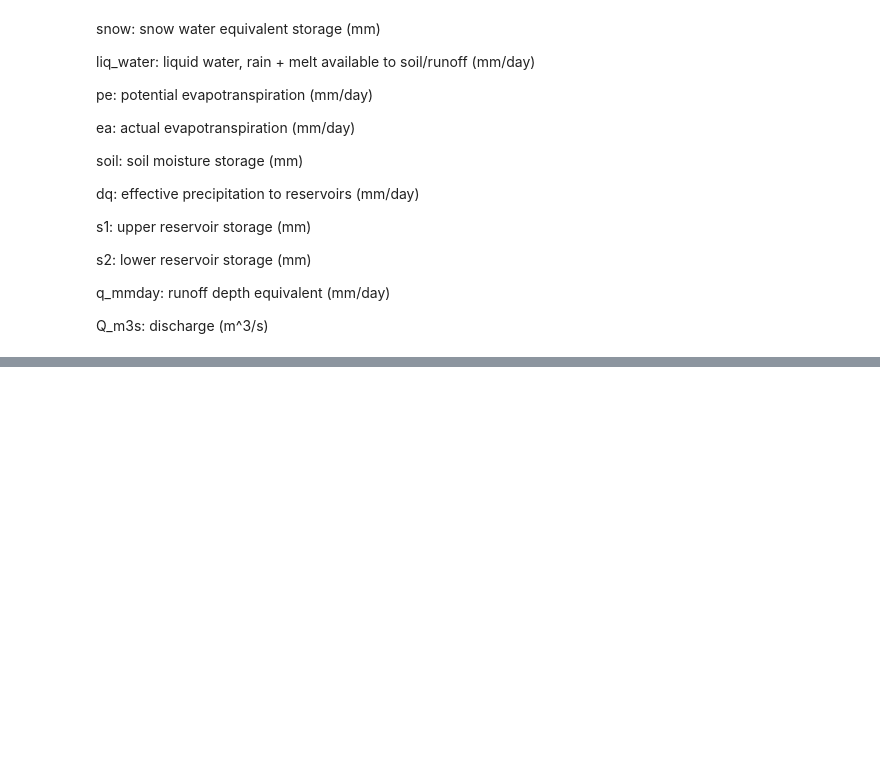
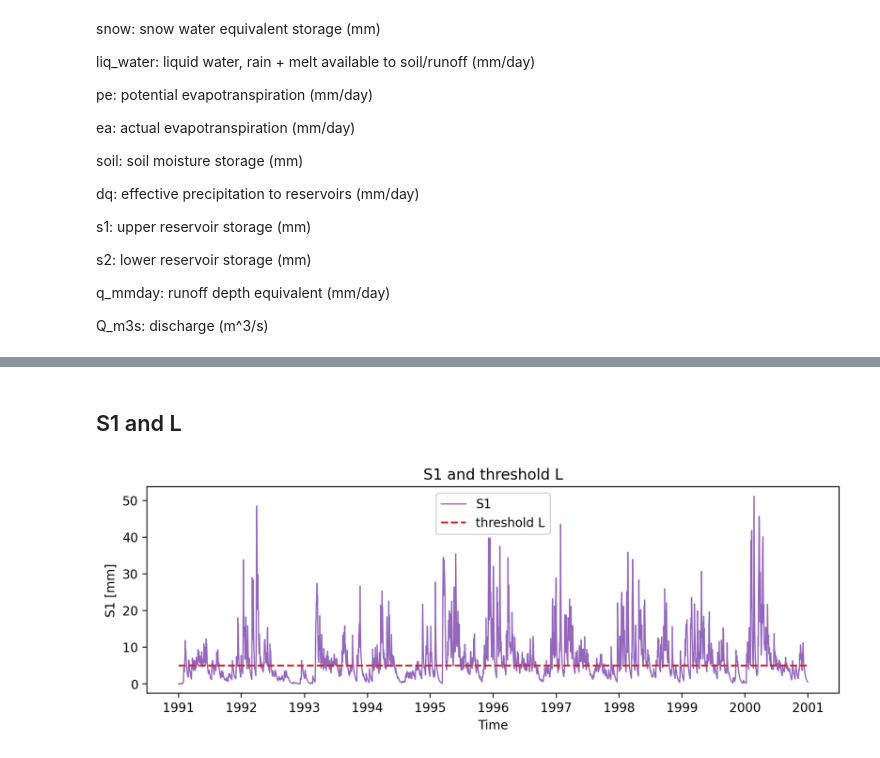
Before and after one commit to lijingwang/hbvpy, a Jupyter notebook: HBV_demo.ipynb, the cells around one changed output, grey strips where cells are left out. Drawn from its saved outputs; the diff is of its cells as text; code cells hidden in the pictures; blank space fills up the shorter version.

```diff
--- a/HBV_demo.ipynb
+++ b/HBV_demo.ipynb
@@ -198,0 +199,13 @@ for v, col in zip(vars_to_plot, colors):
+# %% [markdown]
+## S1 and L
+# %%
+fig, ax = plt.subplots(figsize=(10, 3))
+ax.plot(results["Time"], results["s1"], lw=1, label = 'S1',color = 'C4')
+ax.hlines(xmin = results["Time"].min(), xmax = results["Time"].max(), y = ParamInitial['lthr'],color = 'C3',linestyles='--',label = 'threshold L')
+ax.set_xlabel("Time")
+ax.set_ylabel("S1 [mm]")
+ax.set_title("S1 and threshold L")
+ax.legend()
+plt.show()
+# %% [output]
+[figure, added]
```
Also changed, not shown: parts of 5 cells of this notebook.
